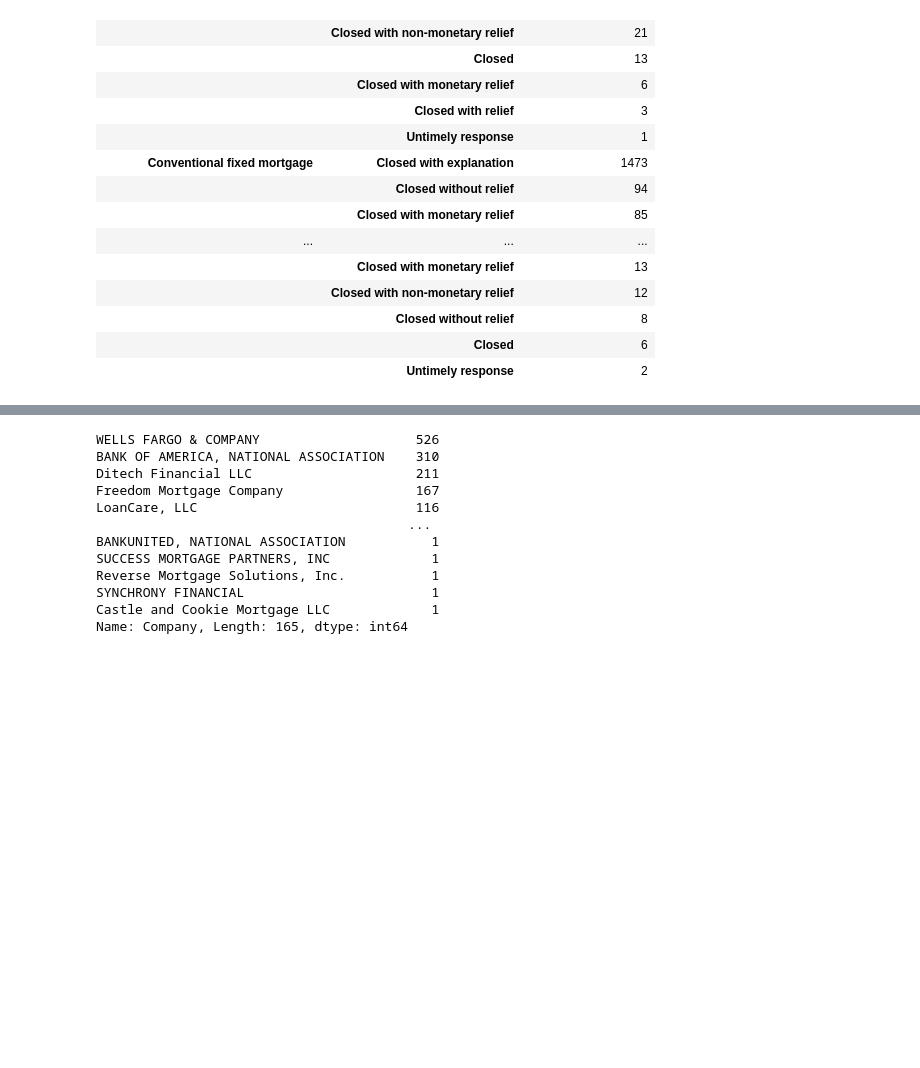
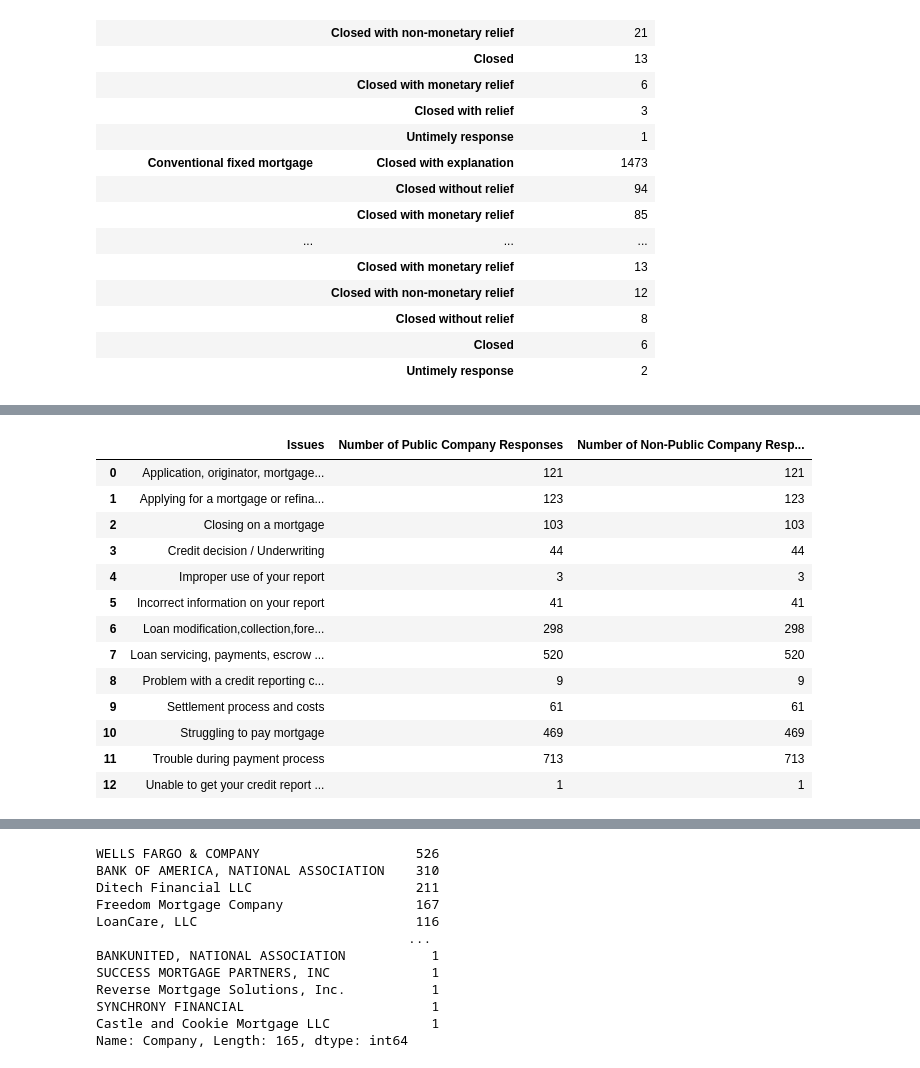
Before and after one commit to carlosvalenciano/Customer-Complaints, a Jupyter notebook: customer-complaints_jodee.ipynb, the cells around one changed output, grey strips where cells are left out. Saved outputs shown, nothing was run; the diff lists cells and outputs as text; code cells hidden in the pictures; blank space fills up the shorter version.

```diff
--- a/customer-complaints_jodee.ipynb
+++ b/customer-complaints_jodee.ipynb
@@ -461,0 +607,17 @@ issues_grouped_presponse_df
+# %%
+#Making Public Responses Tuple into a Dataframe
+my_tuple_issues = (("Application, originator, mortgage broker", 121),
+("Applying for a mortgage or refinancing an existing mortgage", 123),
+("Closing on a mortgage", 103),
+("Credit decision / Underwriting", 44),
+("Improper use of your report", 3),
+("Incorrect information on your report", 41),
+("Loan modification,collection,foreclosure", 298),
+("Loan servicing, payments, escrow account", 520),
+("Problem with a credit reporting company's investigation into an existing problem", 9),
+("Settlement process and costs", 61),
+("Struggling to pay mortgage", 469),
+("Trouble during payment process", 713),
+("Unable to get your credit report or credit score", 1))
+tuple_issues_df = pd.DataFrame(my_tuple_issues, columns=['Issues', "Number of Public Company Responses"])
+display(tuple_issues_df)
@@ -494 +692,20 @@ com_merge_df = pd.concat([issues_grouped_presponse_df, imortg_grouped_presponse_
+# %%
+#Merging Dataframe
+Issues_tot_merge_df = tuple_issues_df.merge(NON_tuple_issues_df, how="outer", on="Issues")
+display(Issues_tot_merge_df)
+# %% [output]
+|  | Issues | Number of Public Company Responses | Number of Non-Public Company Resp... |
+| 0 | Application, originator, mortgage... | 121 | 121 |
+| 1 | Applying for a mortgage or refina... | 123 | 123 |
+| 2 | Closing on a mortgage | 103 | 103 |
+| 3 | Credit decision / Underwriting | 44 | 44 |
+| 4 | Improper use of your report | 3 | 3 |
+| 5 | Incorrect information on your report | 41 | 41 |
+| 6 | Loan modification,collection,fore... | 298 | 298 |
+| 7 | Loan servicing, payments, escrow ... | 520 | 520 |
+| 8 | Problem with a credit reporting c... | 9 | 9 |
+| 9 | Settlement process and costs | 61 | 61 |
+| 10 | Struggling to pay mortgage | 469 | 469 |
+| 11 | Trouble during payment process | 713 | 713 |
+| 12 | Unable to get your credit report ... | 1 | 1 |
 # %%
```
Also changed, not shown: parts of 40 cells of this notebook, 1 other file.
